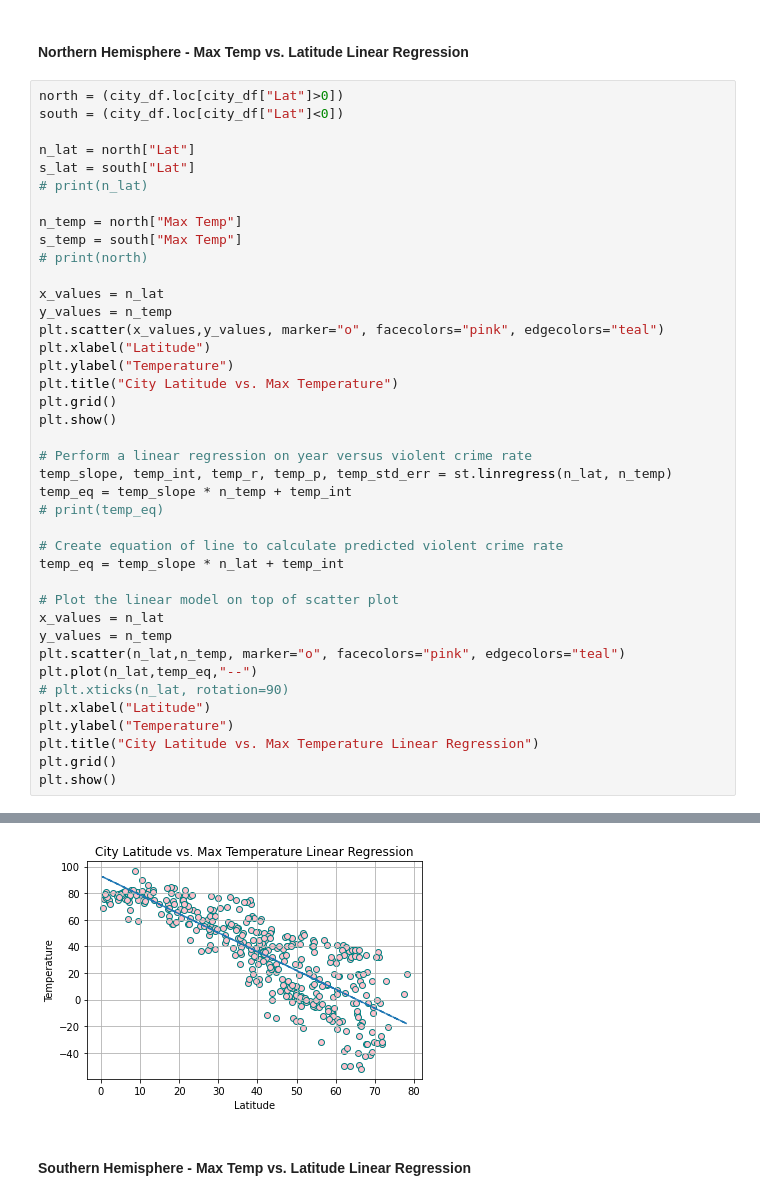
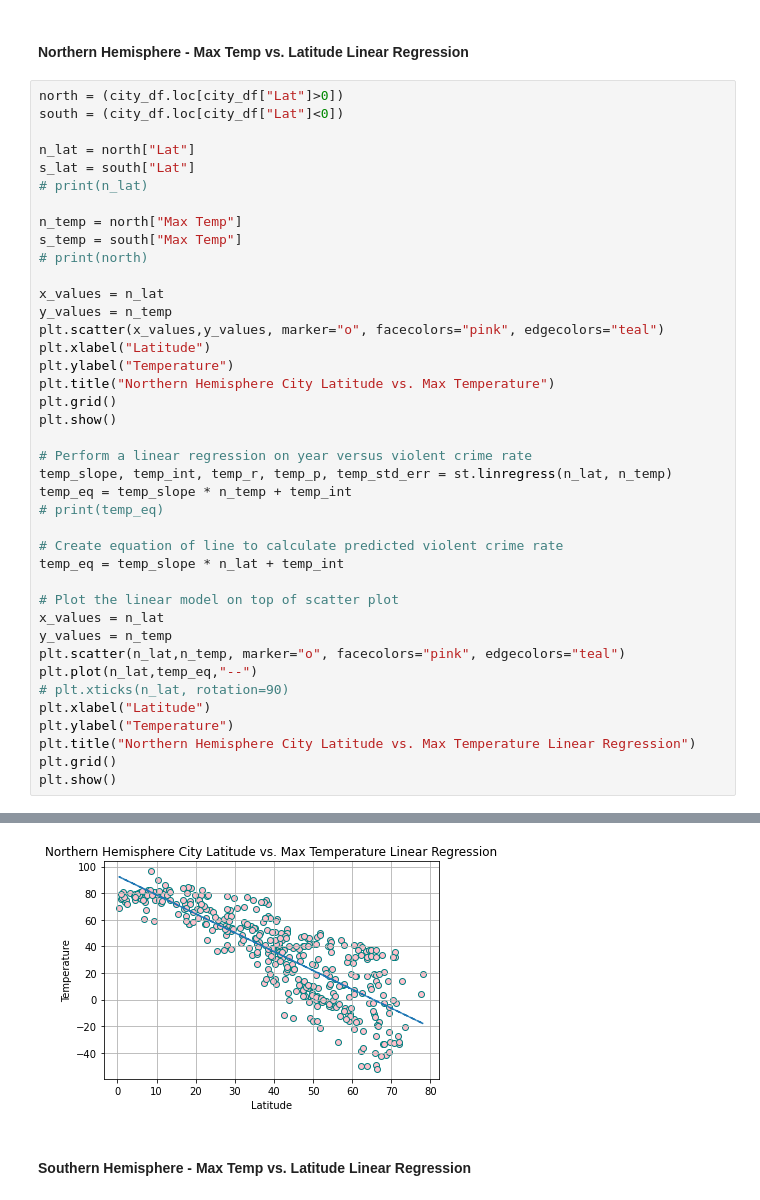
Before and after one commit to LizzyRevels/python-api-challenge, a Jupyter notebook: WeatherPy/WeatherPy.ipynb, the cells around one changed output, grey strips where cells are left out. Drawn from its saved outputs; the diff is of its cells as text.

```diff
--- a/WeatherPy/WeatherPy.ipynb
+++ b/WeatherPy/WeatherPy.ipynb
@@ -289,7 +289,7 @@ y_values = n_temp
 plt.scatter(x_values,y_values, marker="o", facecolors="pink", edgecolors="teal")
 plt.xlabel("Latitude")
 plt.ylabel("Temperature")
-plt.title("City Latitude vs. Max Temperature")
+plt.title("Northern Hemisphere City Latitude vs. Max Temperature")
 plt.grid()
 plt.show()
 
@@ -309,7 +309,7 @@ plt.plot(n_lat,temp_eq,"--")
 # plt.xticks(n_lat, rotation=90)
 plt.xlabel("Latitude")
 plt.ylabel("Temperature")
-plt.title("City Latitude vs. Max Temperature Linear Regression")
+plt.title("Northern Hemisphere City Latitude vs. Max Temperature Linear Regression")
 plt.grid()
 plt.show()
 # %% [output]
@@ -317,4 +317,4 @@ plt.show()
-[figure, old version]
+[figure, new version]
 # %% [markdown]
 ####  Southern Hemisphere - Max Temp vs. Latitude Linear Regression
 # %%
```
Also changed, not shown: parts of 9 cells of this notebook.
